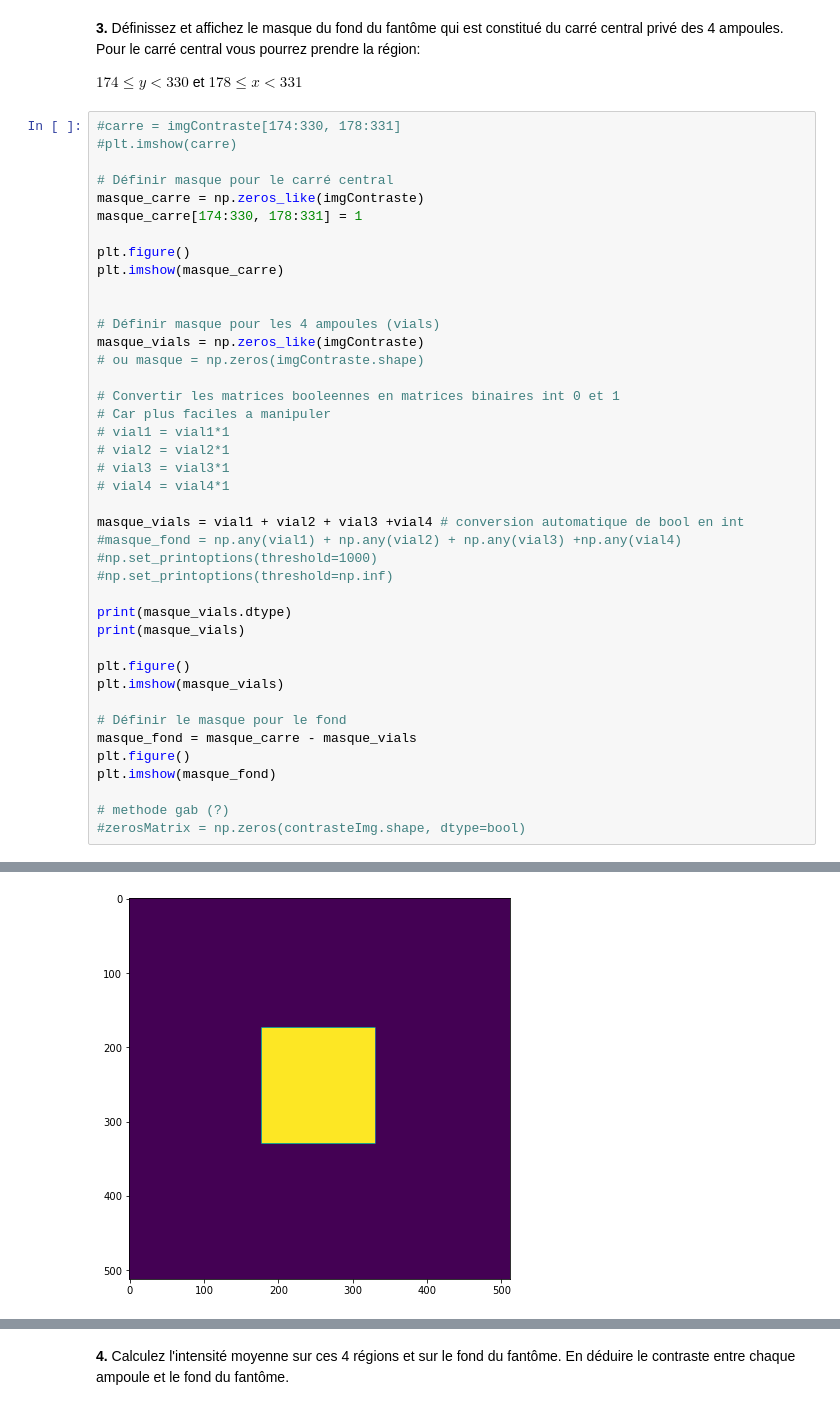
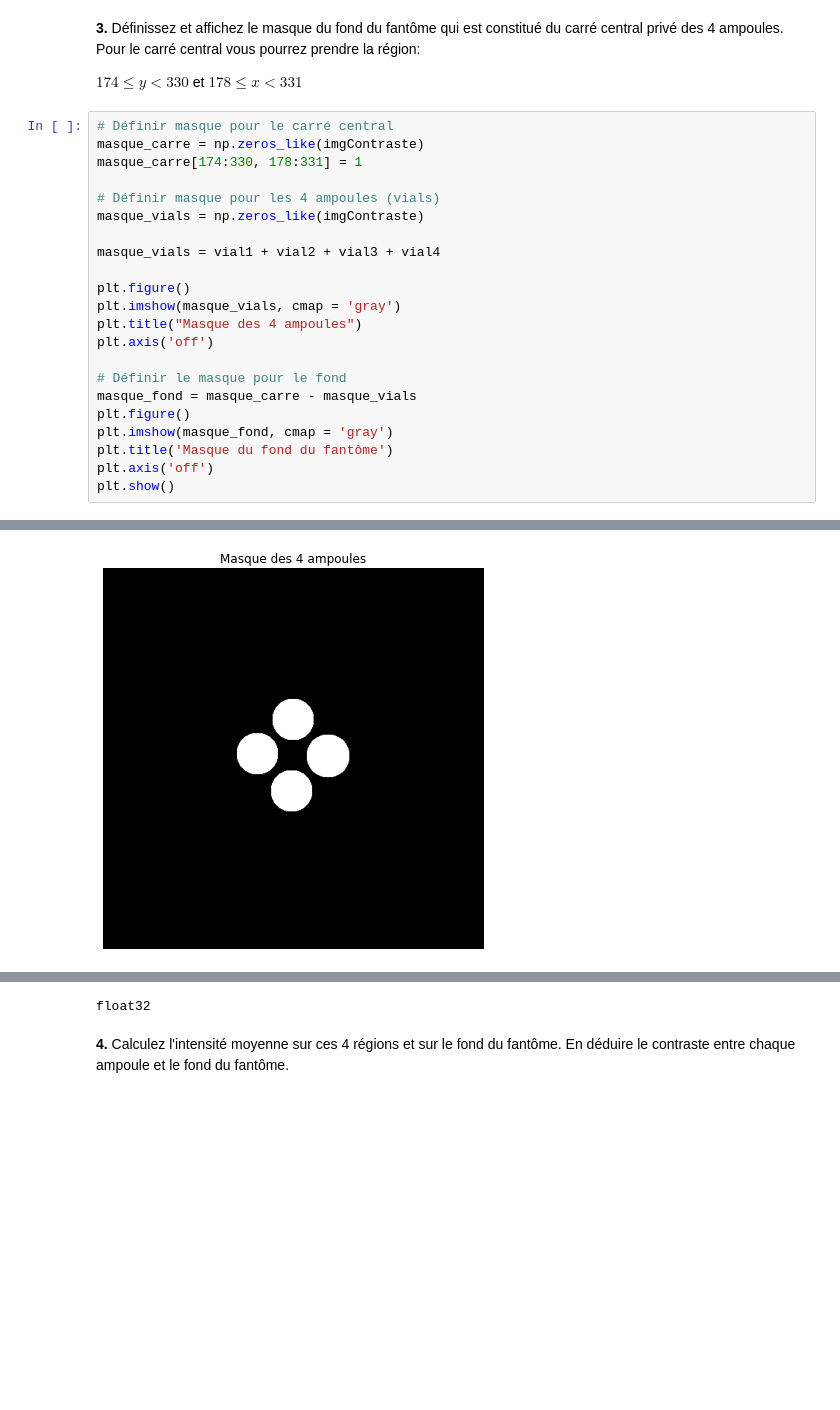
Before and after one commit to shuaisong9/Traitement_TP1, a Jupyter notebook: TP1/code/tp1_seance1.ipynb, the cells around one changed output, grey strips where cells are left out. Drawn from its saved outputs; the diff is of its cells as text; blank space fills up the shorter version.

```diff
--- a/TP1/code/tp1_seance1.ipynb
+++ b/TP1/code/tp1_seance1.ipynb
@@ -237,44 +319,25 @@ Pour le carré central vous pourrez prendre la région:
 
 $174\leq y<330$ et $178\leq x<331$
 # %%
-#carre = imgContraste[174:330, 178:331]
-#plt.imshow(carre)
-
 # Définir masque pour le carré central
 masque_carre = np.zeros_like(imgContraste)
 masque_carre[174:330, 178:331] = 1
 
-plt.figure()
-plt.imshow(masque_carre)
-
-
 # Définir masque pour les 4 ampoules (vials)
 masque_vials = np.zeros_like(imgContraste)
-# ou masque = np.zeros(imgContraste.shape)
 
-# Convertir les matrices booleennes en matrices binaires int 0 et 1
-# Car plus faciles a manipuler
-# vial1 = vial1*1
-# vial2 = vial2*1
-# vial3 = vial3*1
-# vial4 = vial4*1
-
-masque_vials = vial1 + vial2 + vial3 +vial4 # conversion automatique de bool en int
-#masque_fond = np.any(vial1) + np.any(vial2) + np.any(vial3) +np.any(vial4)
-#np.set_printoptions(threshold=1000)
-#np.set_printoptions(threshold=np.inf)
-
-print(masque_vials.dtype)
-print(masque_vials)
+masque_vials = vial1 + vial2 + vial3 + vial4
 
 plt.figure()
-plt.imshow(masque_vials)
+plt.imshow(masque_vials, cmap = 'gray')
+plt.title("Masque des 4 ampoules")
+plt.axis('off')
 
 # Définir le masque pour le fond
 masque_fond = masque_carre - masque_vials
 plt.figure()
-plt.imshow(masque_fond)
-
-# methode gab (?)
-#zerosMatrix = np.zeros(contrasteImg.shape, dtype=bool)
+plt.imshow(masque_fond, cmap = 'gray')
+plt.title('Masque du fond du fantôme')
+plt.axis('off')
+plt.show()
 # %% [output]
@@ -290 +344 @@ bool
-[figure, old version]
+[figure, new version]
@@ -293,2 +346,3 @@ bool
+float32
 # %% [markdown]
 **4.** Calculez l'intensité moyenne sur ces 4 régions et sur le fond du fantôme. En déduire le contraste entre chaque ampoule et le fond du fantôme.
```
Also changed, not shown: parts of 18 cells of this notebook.
